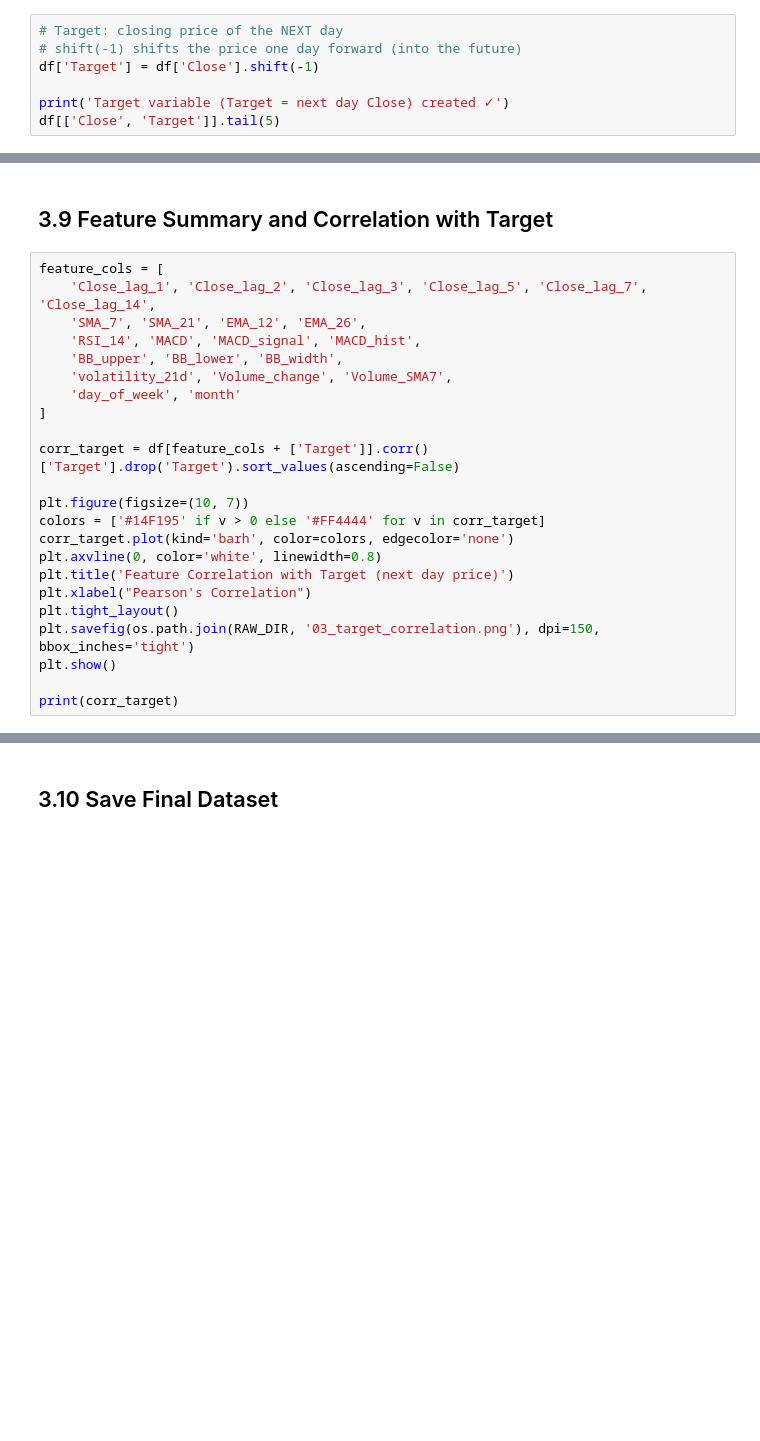
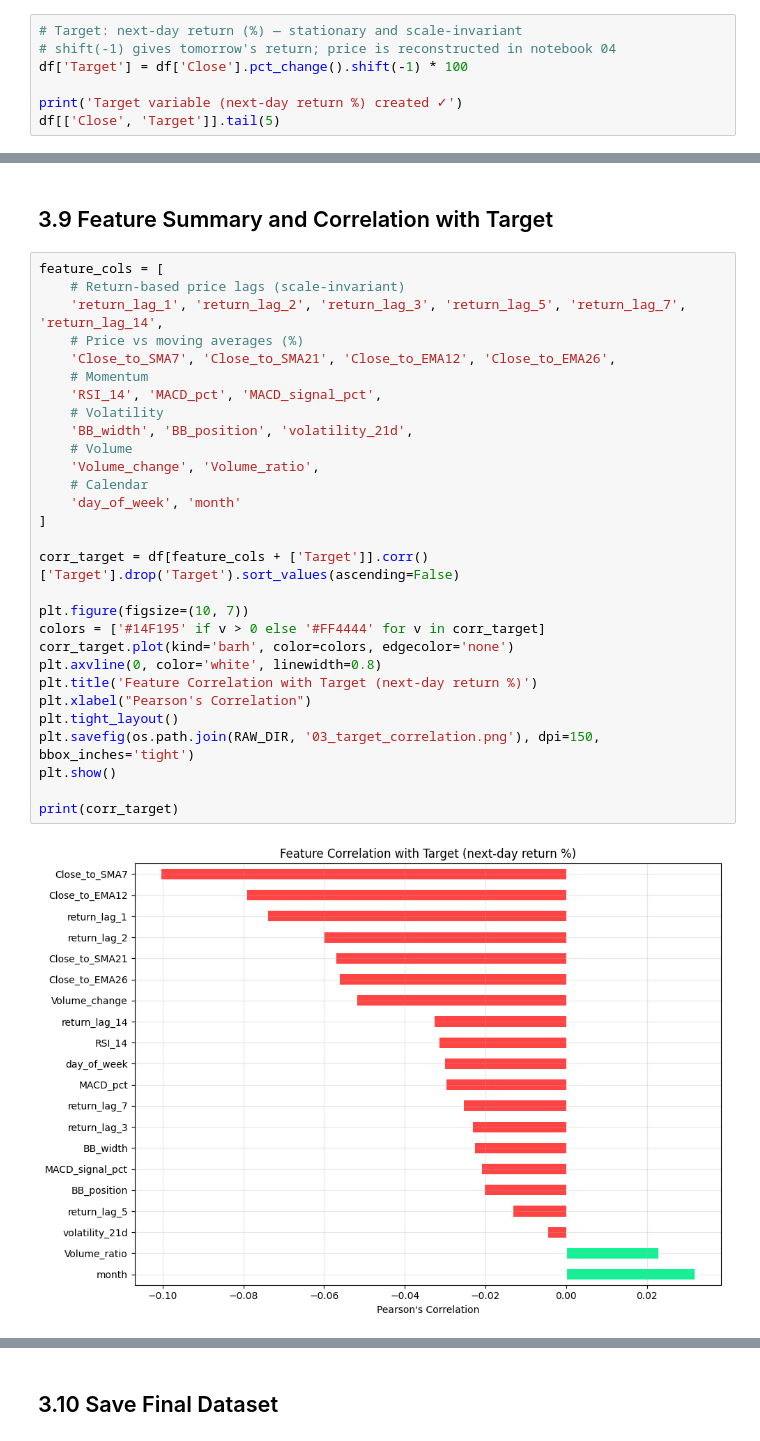
Before and after one commit to cronaline/sol-price-predictor, a Jupyter notebook: notebooks/03_feature_engineering.ipynb, the cells around one changed output, grey strips where cells are left out. Drawn from its saved outputs; the diff is of its cells as text; blank space fills up the shorter version.

```diff
--- a/notebooks/03_feature_engineering.ipynb
+++ b/notebooks/03_feature_engineering.ipynb
@@ -171,7 +214,7 @@ print('Additional features created ✓')
 # %%
-# Target: closing price of the NEXT day
-# shift(-1) shifts the price one day forward (into the future)
-df['Target'] = df['Close'].shift(-1)
+# Target: next-day return (%) — stationary and scale-invariant
+# shift(-1) gives tomorrow's return; price is reconstructed in notebook 04
+df['Target'] = df['Close'].pct_change().shift(-1) * 100
 
-print('Target variable (Target = next day Close) created ✓')
+print('Target variable (next-day return %) created ✓')
 df[['Close', 'Target']].tail(5)
@@ -189,24 +259,32 @@ print('All columns have no NaN ✓')
 ## 3.9 Feature Summary and Correlation with Target
 # %%
 feature_cols = [
-    'Close_lag_1', 'Close_lag_2', 'Close_lag_3', 'Close_lag_5', 'Close_lag_7', 'Close_lag_14',
-    'SMA_7', 'SMA_21', 'EMA_12', 'EMA_26',
-    'RSI_14', 'MACD', 'MACD_signal', 'MACD_hist',
-    'BB_upper', 'BB_lower', 'BB_width',
-    'volatility_21d', 'Volume_change', 'Volume_SMA7',
+    # Return-based price lags (scale-invariant)
+    'return_lag_1', 'return_lag_2', 'return_lag_3', 'return_lag_5', 'return_lag_7', 'return_lag_14',
+    # Price vs moving averages (%)
+    'Close_to_SMA7', 'Close_to_SMA21', 'Close_to_EMA12', 'Close_to_EMA26',
+    # Momentum
+    'RSI_14', 'MACD_pct', 'MACD_signal_pct',
+    # Volatility
+    'BB_width', 'BB_position', 'volatility_21d',
+    # Volume
+    'Volume_change', 'Volume_ratio',
+    # Calendar
     'day_of_week', 'month'
 ]
 
 corr_target = df[feature_cols + ['Target']].corr()['Target'].drop('Target').sort_values(ascending=False)
 
 plt.figure(figsize=(10, 7))
 colors = ['#14F195' if v > 0 else '#FF4444' for v in corr_target]
 corr_target.plot(kind='barh', color=colors, edgecolor='none')
 plt.axvline(0, color='white', linewidth=0.8)
-plt.title('Feature Correlation with Target (next day price)')
+plt.title('Feature Correlation with Target (next-day return %)')
 plt.xlabel("Pearson's Correlation")
 plt.tight_layout()
 plt.savefig(os.path.join(RAW_DIR, '03_target_correlation.png'), dpi=150, bbox_inches='tight')
 plt.show()
 
 print(corr_target)
+# %% [output]
+[figure, added]
```
Also changed, not shown: parts of 21 cells of this notebook, 3 other files.
